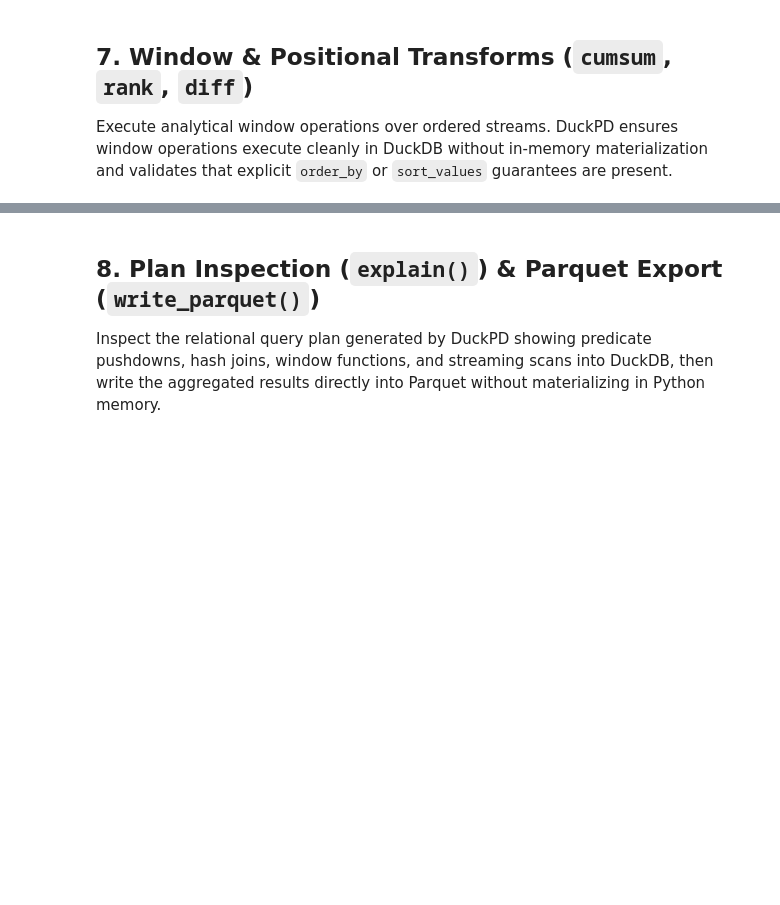
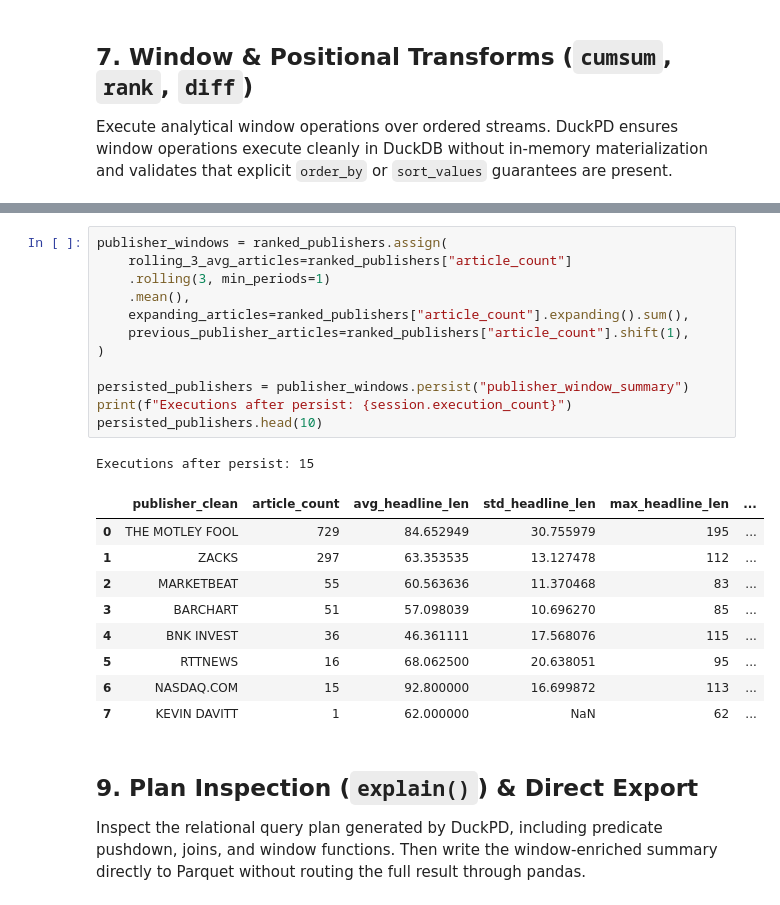
Before and after one commit to quantbert/duckpd, a Jupyter notebook: demo/DuckPD_Features_Walkthrough.ipynb, the cells around one changed output, grey strips where cells are left out. Cells and saved outputs as stored; diff of their text form; blank space fills up the shorter version.

```diff
--- a/demo/DuckPD_Features_Walkthrough.ipynb
+++ b/demo/DuckPD_Features_Walkthrough.ipynb
@@ -217,6 +232,29 @@ ranked_publishers.head(10)
+# %%
+publisher_windows = ranked_publishers.assign(
+    rolling_3_avg_articles=ranked_publishers["article_count"]
+    .rolling(3, min_periods=1)
+    .mean(),
+    expanding_articles=ranked_publishers["article_count"].expanding().sum(),
+    previous_publisher_articles=ranked_publishers["article_count"].shift(1),
+)
+
+persisted_publishers = publisher_windows.persist("publisher_window_summary")
+print(f"Executions after persist: {session.execution_count}")
+persisted_publishers.head(10)
+# %% [output]
+Executions after persist: 15
+|  | publisher_clean | article_count | avg_headline_len | std_headline_len | max_headline_len | ... |
+| 0 | THE MOTLEY FOOL | 729 | 84.652949 | 30.755979 | 195 | ... |
+| 1 | ZACKS | 297 | 63.353535 | 13.127478 | 112 | ... |
+| 2 | MARKETBEAT | 55 | 60.563636 | 11.370468 | 83 | ... |
+| 3 | BARCHART | 51 | 57.098039 | 10.696270 | 85 | ... |
+| 4 | BNK INVEST | 36 | 46.361111 | 17.568076 | 115 | ... |
+| 5 | RTTNEWS | 16 | 68.062500 | 20.638051 | 95 | ... |
+| 6 | NASDAQ.COM | 15 | 92.800000 | 16.699872 | 113 | ... |
+| 7 | KEVIN DAVITT | 1 | 62.000000 | NaN | 62 | ... |
 # %% [markdown]
-## 8. Plan Inspection (`explain()`) & Parquet Export (`write_parquet()`)
+## 9. Plan Inspection (`explain()`) & Direct Export
 
-Inspect the relational query plan generated by DuckPD showing predicate pushdowns, hash joins, window functions, and streaming scans into DuckDB, then write the aggregated results directly into Parquet without materializing in Python memory.
+Inspect the relational query plan generated by DuckPD, including predicate pushdown, joins, and window functions. Then write the window-enriched summary directly to Parquet without routing the full result through pandas.
 # %%
 print("=== Compiled Query Plan with Window Transforms ===")
```
Also changed, not shown: parts of 10 cells of this notebook, 5 other files.
